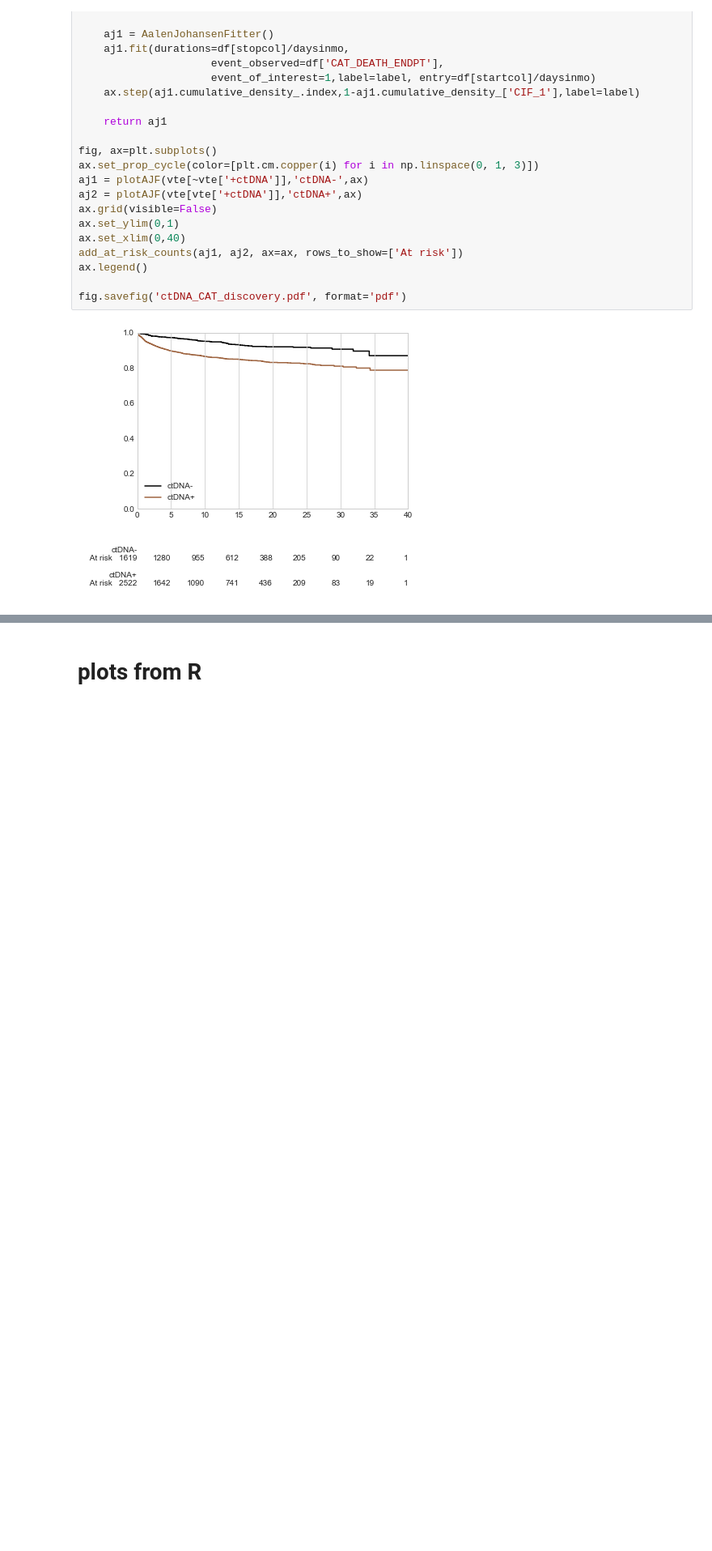
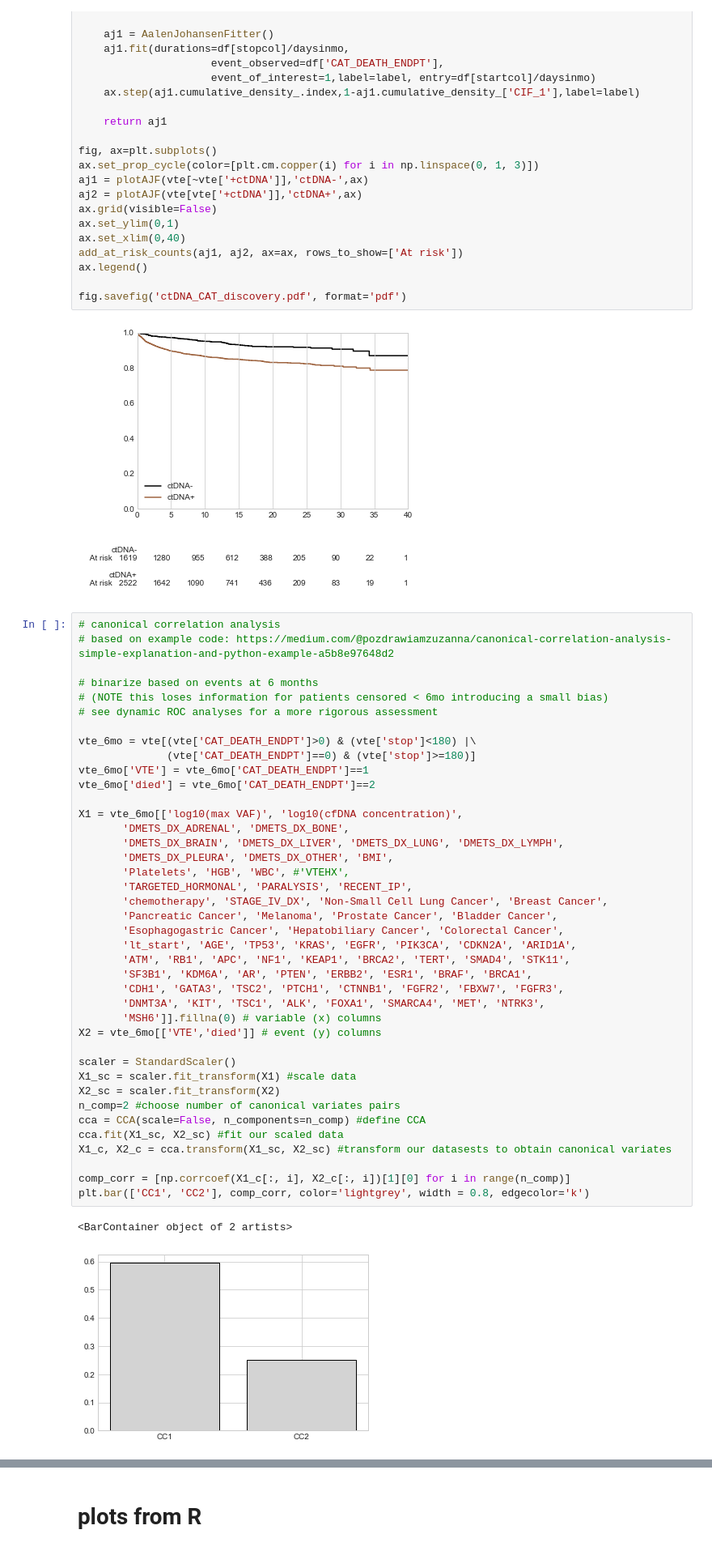
Before and after one commit to clinical-data-mining/ctDNA_CAT, a Jupyter notebook: code/VTE_visualize.ipynb, the cells around one changed output, grey strips where cells are left out. Shown at 81% size. Drawn from its saved outputs; the diff is of its cells as text; blank space fills up the shorter version.

Commit message:
CCA analysis

```diff
--- a/code/VTE_visualize.ipynb
+++ b/code/VTE_visualize.ipynb
@@ -58,3 +60,46 @@ ax.legend()
 fig.savefig('ctDNA_CAT_discovery.pdf', format='pdf')
 # %% [output]
 [figure]
+# %%
+# canonical correlation analysis
+# based on example code: https://medium.com/@pozdrawiamzuzanna/canonical-correlation-analysis-simple-explanation-and-python-example-a5b8e97648d2
+
+# binarize based on events at 6 months
+# (NOTE this loses information for patients censored < 6mo introducing a small bias)
+# see dynamic ROC analyses for a more rigorous assessment
+
+vte_6mo = vte[(vte['CAT_DEATH_ENDPT']>0) & (vte['stop']<180) |\
+              (vte['CAT_DEATH_ENDPT']==0) & (vte['stop']>=180)]
+vte_6mo['VTE'] = vte_6mo['CAT_DEATH_ENDPT']==1
+vte_6mo['died'] = vte_6mo['CAT_DEATH_ENDPT']==2
+
+X1 = vte_6mo[['log10(max VAF)', 'log10(cfDNA concentration)',
+       'DMETS_DX_ADRENAL', 'DMETS_DX_BONE',
+       'DMETS_DX_BRAIN', 'DMETS_DX_LIVER', 'DMETS_DX_LUNG', 'DMETS_DX_LYMPH',
+       'DMETS_DX_PLEURA', 'DMETS_DX_OTHER', 'BMI',
+       'Platelets', 'HGB', 'WBC', #'VTEHX',
+       'TARGETED_HORMONAL', 'PARALYSIS', 'RECENT_IP',
+       'chemotherapy', 'STAGE_IV_DX', 'Non-Small Cell Lung Cancer', 'Breast Cancer',
+       'Pancreatic Cancer', 'Melanoma', 'Prostate Cancer', 'Bladder Cancer',
+       'Esophagogastric Cancer', 'Hepatobiliary Cancer', 'Colorectal Cancer',
+       'lt_start', 'AGE', 'TP53', 'KRAS', 'EGFR', 'PIK3CA', 'CDKN2A', 'ARID1A',
+       'ATM', 'RB1', 'APC', 'NF1', 'KEAP1', 'BRCA2', 'TERT', 'SMAD4', 'STK11',
+       'SF3B1', 'KDM6A', 'AR', 'PTEN', 'ERBB2', 'ESR1', 'BRAF', 'BRCA1',
+       'CDH1', 'GATA3', 'TSC2', 'PTCH1', 'CTNNB1', 'FGFR2', 'FBXW7', 'FGFR3',
+       'DNMT3A', 'KIT', 'TSC1', 'ALK', 'FOXA1', 'SMARCA4', 'MET', 'NTRK3',
+       'MSH6']].fillna(0) # variable (x) columns
+X2 = vte_6mo[['VTE','died']] # event (y) columns
+
+scaler = StandardScaler()
+X1_sc = scaler.fit_transform(X1) #scale data
+X2_sc = scaler.fit_transform(X2)
+n_comp=2 #choose number of canonical variates pairs
+cca = CCA(scale=False, n_components=n_comp) #define CCA
+cca.fit(X1_sc, X2_sc) #fit our scaled data
+X1_c, X2_c = cca.transform(X1_sc, X2_sc) #transform our datasests to obtain canonical variates
+
+comp_corr = [np.corrcoef(X1_c[:, i], X2_c[:, i])[1][0] for i in range(n_comp)]
+plt.bar(['CC1', 'CC2'], comp_corr, color='lightgrey', width = 0.8, edgecolor='k')
+# %% [output]
+<BarContainer object of 2 artists>
+[figure, added]
```
Also changed, not shown: parts of 5 cells of this notebook, 1 other file.
